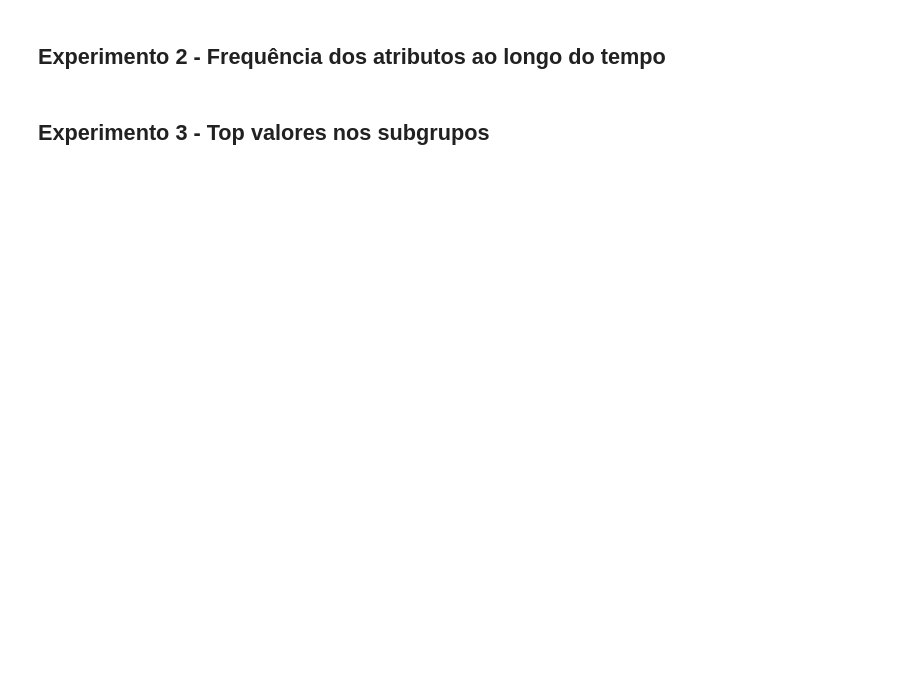
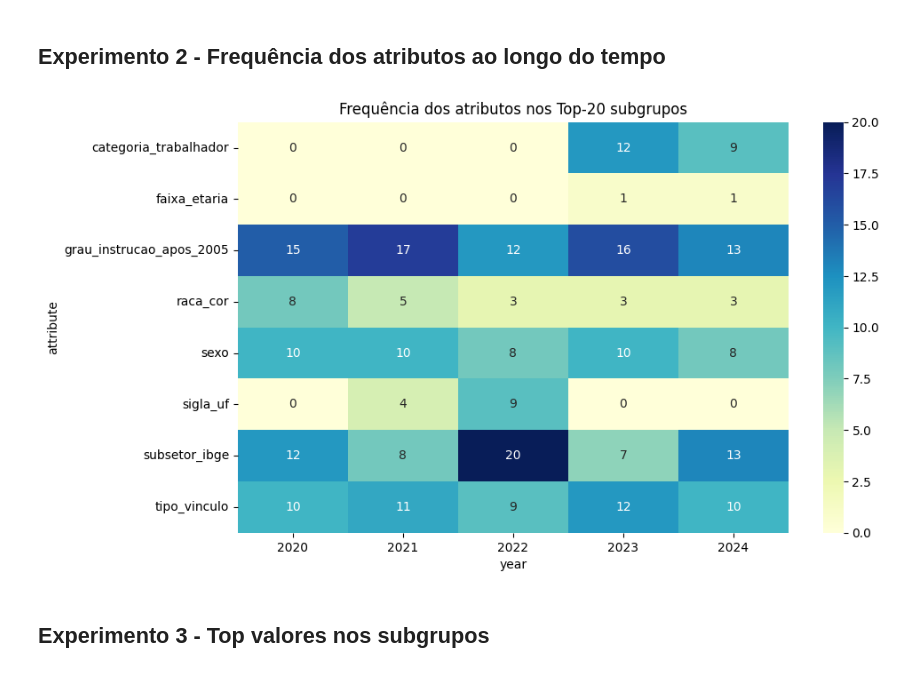
Before and after one commit to IagoNat/Descriptive-Learning, a Jupyter notebook: subgroup_discovery.ipynb, the cells around one changed output. Cells and saved outputs as stored; diff of their text form; code cells hidden in the pictures; blank space fills up the shorter version.

```diff
--- a/subgroup_discovery.ipynb
+++ b/subgroup_discovery.ipynb
@@ -25,7 +28,8 @@ from sklearn.feature_selection import mutual_info_classif
 # %%
 # Data paths
 client_path = Path("/pdet/microdados/RAIS")
-extracted_data_path = Path("data")
+raw_data_path = Path("data/raw")
+extracted_data_path = Path("data/extracted")
 dict_dir = Path("dictionaries")
 
 def save_json(path, doc):
@@ -69,3 +96,27 @@ client.disconnect()
+# %%
+# Extrai documentos
+
+for year in range(2020, 2021):
+    arquivos_raw = [item for item in raw_data_path.joinpath(str(year)).iterdir() if item.is_file()]
+
+    for a in arquivos_raw:
+        dest_path = Path(str(a.parent).replace('raw', 'extracted'))
+
+        dest_path.mkdir(parents=True, exist_ok=True)
+
+        if year < 2018 and dest_path.joinpath(a.stem + ".txt").exists():
+            continue
+
+        if year >= 2018 and dest_path.joinpath(a.stem + ".COMT").exists():
+            continue
+
+        if a.suffix == ".7z":
+            with py7zr.SevenZipFile(str(a), mode="r") as z:
+                z.extractall(path=dest_path)
+
+        elif a.suffix == ".zip":
+            with zipfile.ZipFile(str(a), mode="r") as z:
+                z.extractall(path=dest_path)
 # %% [markdown]
 ### Extração do schema dos dados
 # %%
@@ -323 +379,15 @@ results
+# %%
+results_2020 = pd.read_csv("data/results_2020.csv")
+results_2021 = pd.read_csv("data/results_2021.csv")
+results_2022 = pd.read_csv("data/results_2022.csv")
+results_2023 = pd.read_csv("data/results_2023.csv")
+results_2024 = pd.read_csv("data/results_2024.csv")
+
+results_df = {
+    2020: results_2020,
+    2021: results_2021,
+    2022: results_2022,
+    2023: results_2023,
+    2024: results_2024
+}
 # %%
@@ -343,34 +474,36 @@ def attribute_frequency(result_df):
     counter = Counter()
 
     for subgroup in result_df["subgroup"]:
         subgroup = str(subgroup)
-        attrs = re.findall(r"([a-zA-Z_]+)\s*==", subgroup)
+        attrs = attrs = re.findall(r"([\w]+)\s*==", subgroup)
         counter.update(attrs)
 
     return counter
 
 
 attribute_counts = {}
 
 for year in results_df:
     attribute_counts[year] = attribute_frequency(results_df[year])
 
 rows = []
 
 for year, counter in attribute_counts.items():
     for attr, freq in counter.items():
         rows.append({"year": year, "attribute": attr, "frequency": freq})
 
 attribute_df = pd.DataFrame(rows)
 attribute_pivot = (
     attribute_df.pivot(index="attribute", columns="year", values="frequency")
     .fillna(0)
 )
 
 plt.figure(figsize=(10, 6))
 sns.heatmap(attribute_pivot, annot=True, cmap="YlGnBu")
 plt.title("Frequência dos atributos nos Top-20 subgrupos")
 plt.show()
+# %% [output]
+[figure, added]
 # %% [markdown]
 ## Experimento 3 - Top valores nos subgrupos
 # %%
```
Also changed, not shown: parts of 12 cells of this notebook.
